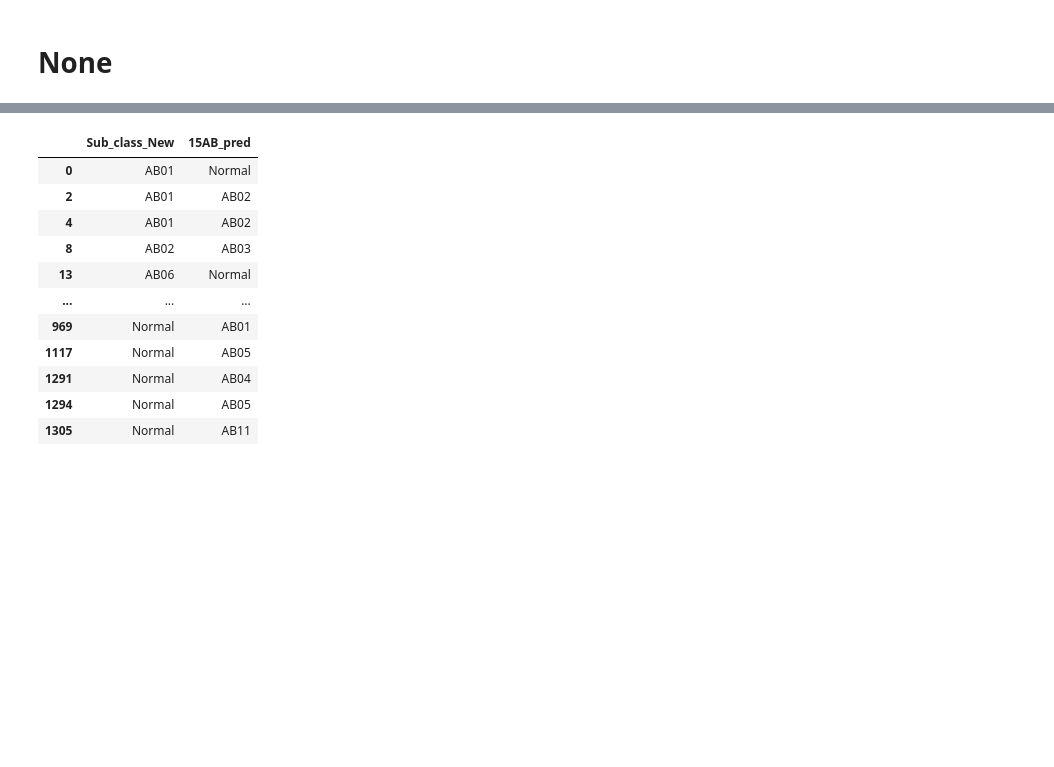
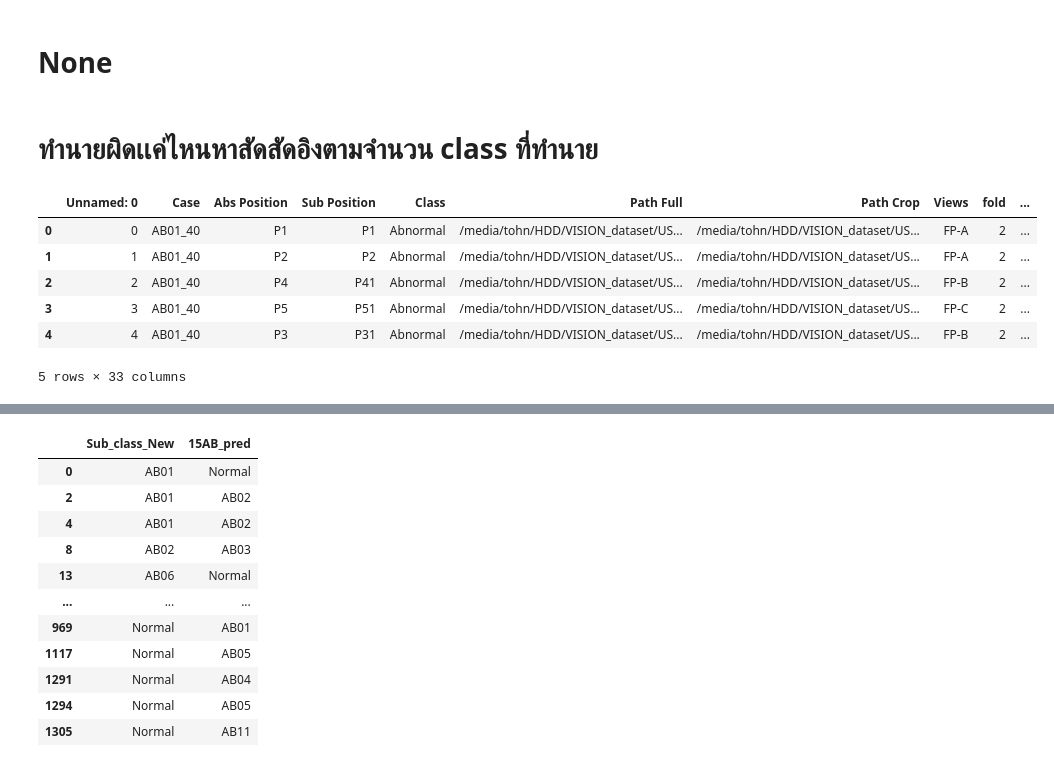
Before and after one commit to Peckkie/Experiment_Evaluation_CCA, a Jupyter notebook: IncorrectPrediction_byBiTNetModel_None_FPAct3_FPPred3scores.ipynb, the cells around one changed output, grey strips where cells are left out. Cells and saved outputs as stored; diff of their text form; code cells hidden in the pictures; blank space fills up the shorter version.

```diff
--- a/IncorrectPrediction_byBiTNetModel_None_FPAct3_FPPred3scores.ipynb
+++ b/IncorrectPrediction_byBiTNetModel_None_FPAct3_FPPred3scores.ipynb
@@ -105,3 +105,15 @@ df[["Sub_class_New","15AB" ,"Case"]].groupby(['Sub_class_New',"15AB"]).count().r
 | 21 | Normal | Normal | 857 |
 # %% [markdown]
 # None
+# %% [markdown]
+# ทำนายผิดเเค่ไหนหาสัดสัดอิงตามจำนวน class ที่ทำนาย
+# %%
+df.head()
+# %% [output]
+|  | Unnamed: 0 | Case | Abs Position | Sub Position | Class | Path Full | Path Crop | Views | fold | ... |
+| 0 | 0 | AB01_40 | P1 | P1 | Abnormal | /media/tohn/HDD/VISION_dataset/US... | /media/tohn/HDD/VISION_dataset/US... | FP-A | 2 | ... |
+| 1 | 1 | AB01_40 | P2 | P2 | Abnormal | /media/tohn/HDD/VISION_dataset/US... | /media/tohn/HDD/VISION_dataset/US... | FP-A | 2 | ... |
+| 2 | 2 | AB01_40 | P4 | P41 | Abnormal | /media/tohn/HDD/VISION_dataset/US... | /media/tohn/HDD/VISION_dataset/US... | FP-B | 2 | ... |
+| 3 | 3 | AB01_40 | P5 | P51 | Abnormal | /media/tohn/HDD/VISION_dataset/US... | /media/tohn/HDD/VISION_dataset/US... | FP-C | 2 | ... |
+| 4 | 4 | AB01_40 | P3 | P31 | Abnormal | /media/tohn/HDD/VISION_dataset/US... | /media/tohn/HDD/VISION_dataset/US... | FP-B | 2 | ... |
+5 rows × 33 columns
```
Also changed, not shown: parts of 5 cells of this notebook, 1 other file.
